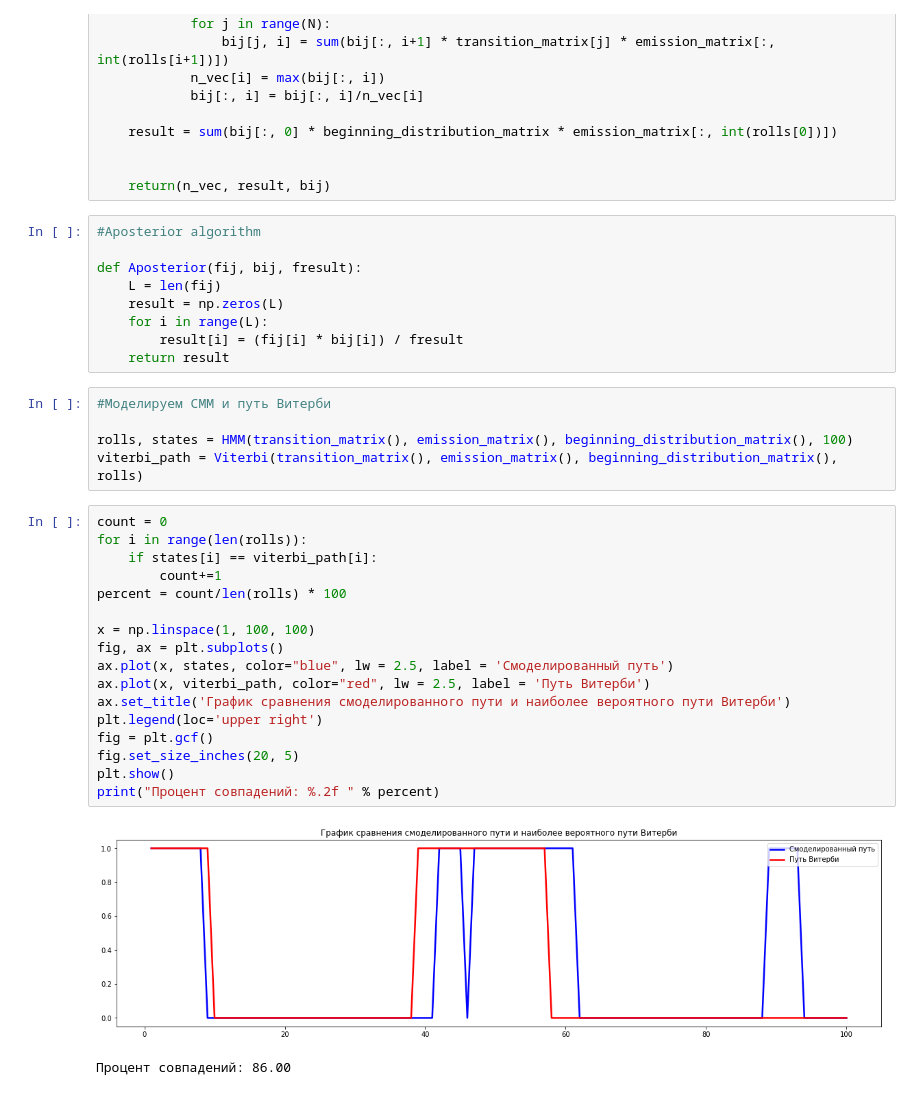
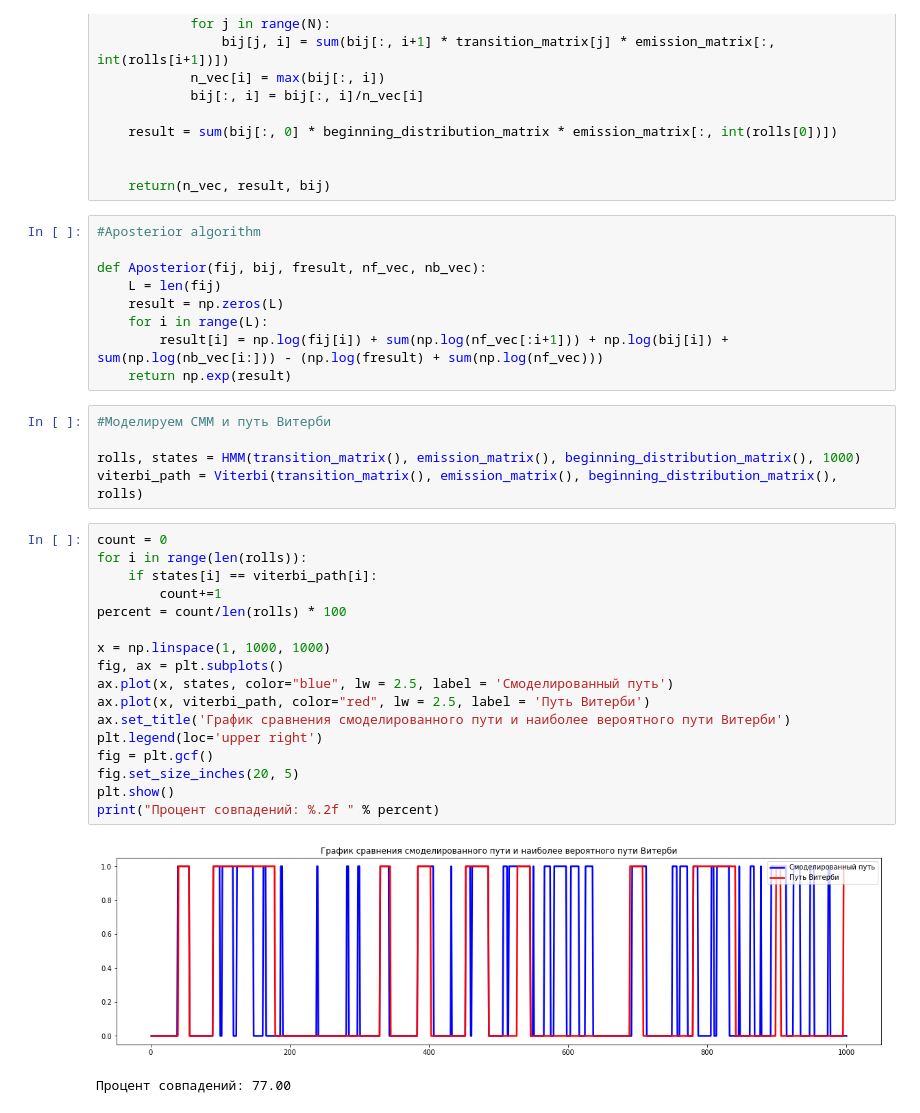
Before and after one commit to DanteDemonov/Projects, a Jupyter notebook: Dice.ipynb, the cells around one changed output. Drawn from its saved outputs; the diff is of its cells as text.

```diff
--- a/Dice.ipynb
+++ b/Dice.ipynb
@@ -167,37 +168,37 @@ def Backward_with_norm(transition_matrix, emission_matrix, beginning_distributio
 # %%
 #Aposterior algorithm
 
-def Aposterior(fij, bij, fresult):
+def Aposterior(fij, bij, fresult, nf_vec, nb_vec):
     L = len(fij)
     result = np.zeros(L)
     for i in range(L):
-        result[i] = (fij[i] * bij[i]) / fresult
-    return result
+        result[i] = np.log(fij[i]) + sum(np.log(nf_vec[:i+1])) + np.log(bij[i]) + sum(np.log(nb_vec[i:])) - (np.log(fresult) + sum(np.log(nf_vec)))
+    return np.exp(result)
 # %%
 #Моделируем СММ и путь Витерби
 
-rolls, states = HMM(transition_matrix(), emission_matrix(), beginning_distribution_matrix(), 100)
+rolls, states = HMM(transition_matrix(), emission_matrix(), beginning_distribution_matrix(), 1000)
 viterbi_path = Viterbi(transition_matrix(), emission_matrix(), beginning_distribution_matrix(), rolls)
 # %%
 count = 0
 for i in range(len(rolls)):
     if states[i] == viterbi_path[i]:
         count+=1
 percent = count/len(rolls) * 100
 
-x = np.linspace(1, 100, 100)
+x = np.linspace(1, 1000, 1000)
 fig, ax = plt.subplots()
 ax.plot(x, states, color="blue", lw = 2.5, label = 'Смоделированный путь')
 ax.plot(x, viterbi_path, color="red", lw = 2.5, label = 'Путь Витерби')
 ax.set_title('График сравнения смоделированного пути и наиболее вероятного пути Витерби')
 plt.legend(loc='upper right')
 fig = plt.gcf()
 fig.set_size_inches(20, 5)
 plt.show()
 print("Процент совпадений: %.2f " % percent)
 # %% [output]
-[figure, old version]
+[figure, new version]
-Процент совпадений: 86.00
+Процент совпадений: 77.00
 # %%
 fresult_1, fij_1 = Forward(transition_matrix(), emission_matrix(), beginning_distribution_matrix(), rolls)
 bresult_1, bij_1 = Backward(transition_matrix(), emission_matrix(), beginning_distribution_matrix(), rolls)
```
Also changed, not shown: parts of 4 cells of this notebook.
